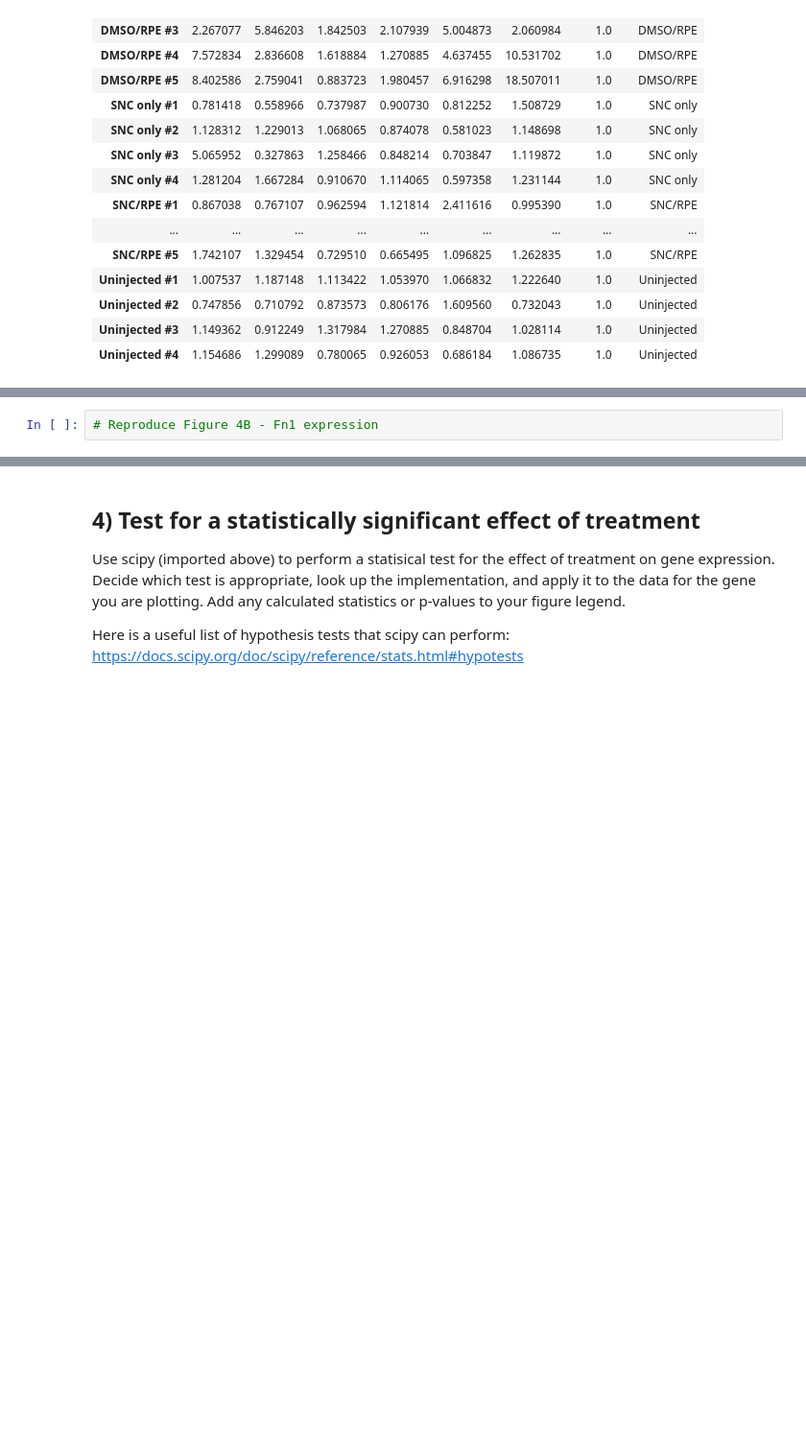
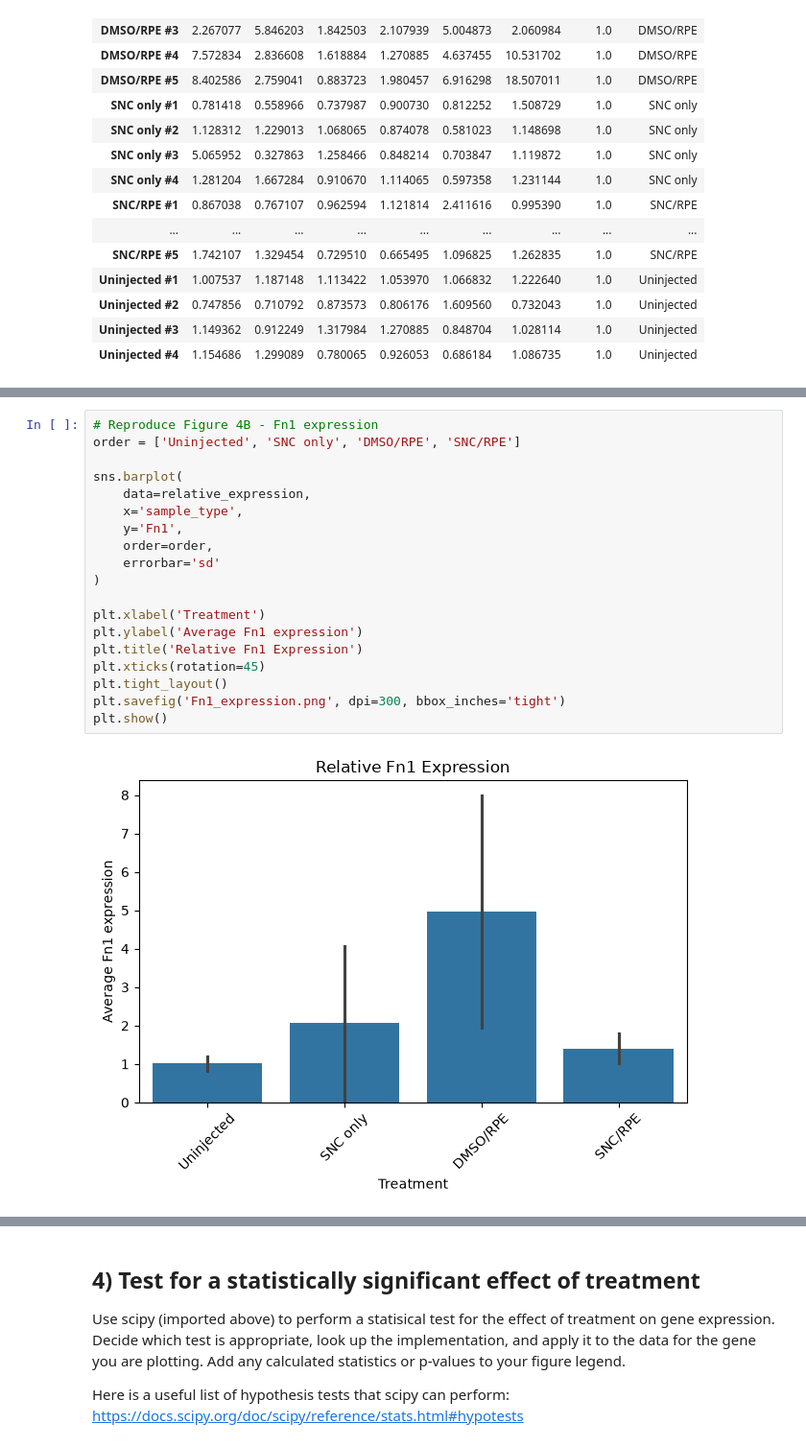
Before and after one commit to AllexaM09/ABIO558-Alexa, a Jupyter notebook: miniproject_1_blank.ipynb, the cells around one changed output, grey strips where cells are left out. Shown at 96% size. Saved outputs shown, nothing was run; the diff lists cells and outputs as text; blank space fills up the shorter version.

Commit message:
Assignment 4: Miniproject 1 Figure

```diff
--- a/miniproject_1_blank.ipynb
+++ b/miniproject_1_blank.ipynb
@@ -167,3 +167,22 @@ https://journals.plos.org/plosone/article?id=10.1371/journal.pone.0243626
 ![image.png](attachment:5b69870a-d03b-4173-a35e-7052ad1d7a02.png)
 # %%
 # Reproduce Figure 4B - Fn1 expression
+order = ['Uninjected', 'SNC only', 'DMSO/RPE', 'SNC/RPE']
+
+sns.barplot(
+    data=relative_expression,
+    x='sample_type',
+    y='Fn1',
+    order=order,
+    errorbar='sd'
+)
+
+plt.xlabel('Treatment')
+plt.ylabel('Average Fn1 expression')
+plt.title('Relative Fn1 Expression')
+plt.xticks(rotation=45)
+plt.tight_layout()
+plt.savefig('Fn1_expression.png', dpi=300, bbox_inches='tight')
+plt.show()
+# %% [output]
+[figure, added]
```
Also changed, not shown: parts of 4 cells of this notebook, 1 other file.
